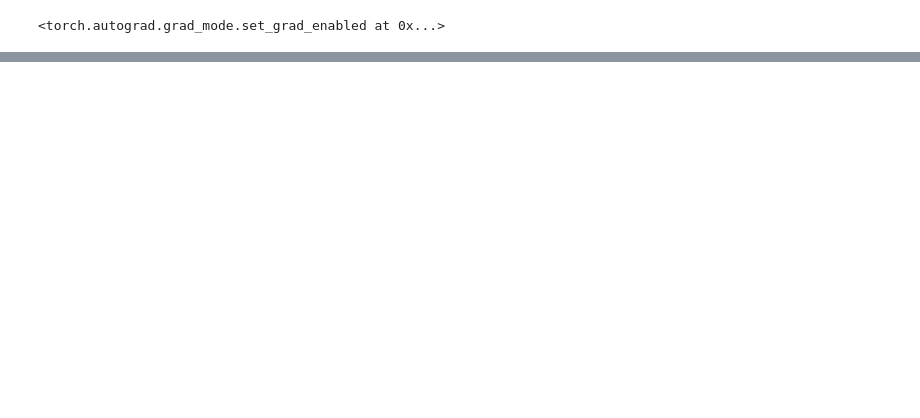
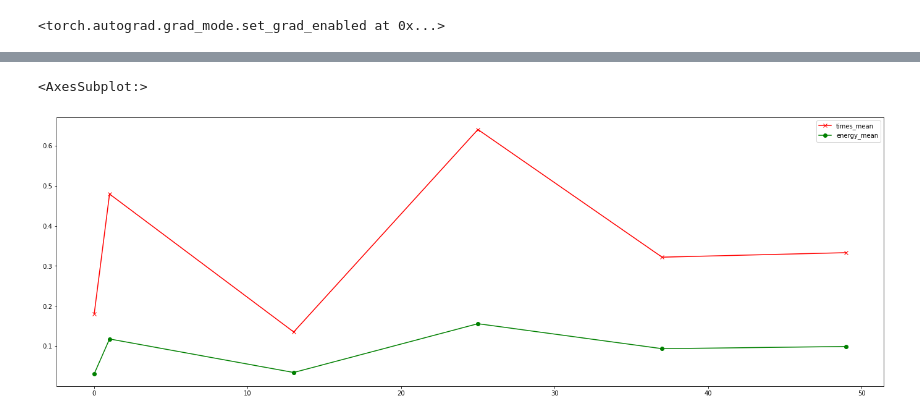
Before and after one commit to Vanessa96/DetecTor, a Jupyter notebook: trace_cg.ipynb, the cells around one changed output, grey strips where cells are left out. Cells and saved outputs as stored; diff of their text form; code cells hidden in the pictures; blank space fills up the shorter version.

```diff
--- a/trace_cg.ipynb
+++ b/trace_cg.ipynb
@@ -773,0 +493,6 @@ infos[3].dropna().sort_values('energy_std')
+# %%
+md['times_mean']=module_data[:75]['times_mean'].mul(1000)
+md.iloc[[0, 1, 13,25,37,49]][['times_mean', 'energy_mean']].plot(style=['rx-','go-'], figsize=(24, 8))
+# %% [output]
+<AxesSubplot:>
+[figure, added]
```
Also changed, not shown: parts of 64 cells of this notebook.
